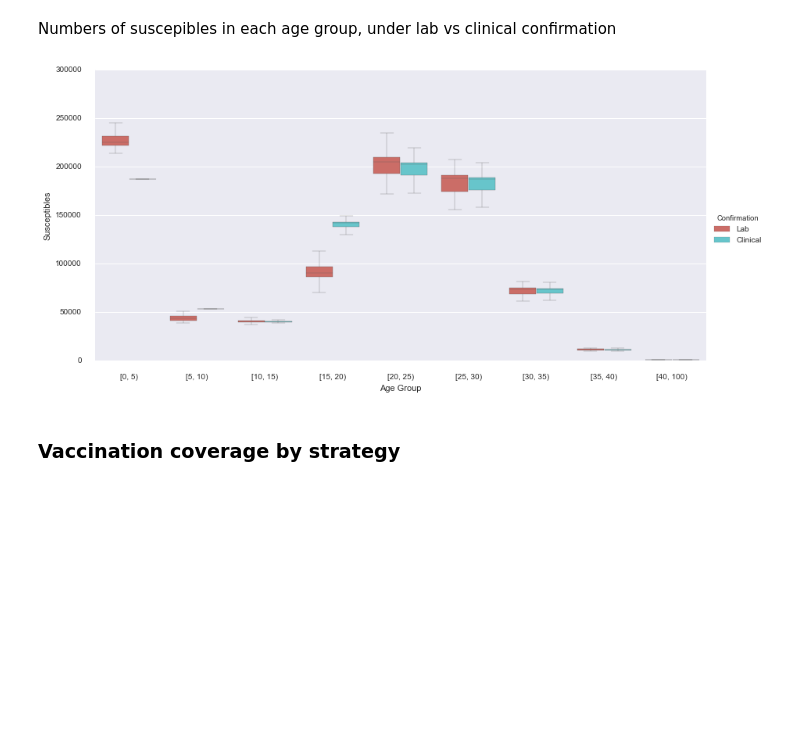
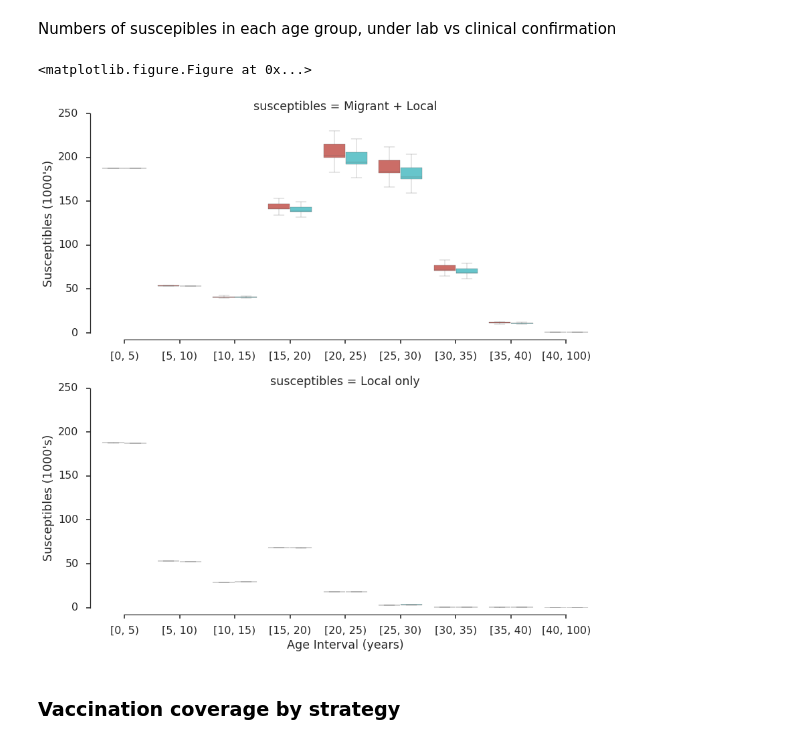
Before and after one commit to fonnesbeck/SaoPauloMeasles, a Jupyter notebook: Non-Spatial Measles Model.ipynb, the cells around one changed output. Cells and saved outputs as stored; diff of their text form; code cells hidden in the pictures; blank space fills up the shorter version.

```diff
--- a/Non-Spatial Measles Model.ipynb
+++ b/Non-Spatial Measles Model.ipynb
@@ -7,8 +7,8 @@ import numpy as np
 import numpy.ma as ma
 from datetime import datetime
 import matplotlib.pyplot as plt
-import seaborn as sb
-sb.set()
+import seaborn as sns
+sns.set()
 import pdb
 
 np.random.seed(20090425)
@@ -710,12 +734,28 @@ ax.set_ylabel('R(t)')
 S_age_june = pd.DataFrame(model_june.S_age.trace().squeeze(), columns=age_groups).unstack().reset_index()
 S_age_june.columns = 'Age', 'Iteration', 'S'
 S_age_june['Confirmation'] = 'Lab'
+S_age_june['Month'] = 'June'
 
 S_age_june_noconf = pd.DataFrame(model_june_noconf.S_age.trace().squeeze(), columns=age_groups).unstack().reset_index()
 S_age_june_noconf.columns = 'Age', 'Iteration', 'S'
 S_age_june_noconf['Confirmation'] = 'Clinical'
+S_age_june_noconf['Month'] = 'June'
 
 S_age_june = pd.concat([S_age_june, S_age_june_noconf], ignore_index=True)
+S_age_june.to_csv('output/S_age_june.csv')
+# %%
+S_age_june_local = pd.DataFrame(model_june.S_local.trace()[:,-1,:].squeeze(), columns=age_groups).unstack().reset_index()
+S_age_june_local.columns = 'Age', 'Iteration', 'S'
+S_age_june_local['Confirmation'] = 'Lab'
+S_age_june_local['Month'] = 'June'
+
+S_age_june_local_noconf = pd.DataFrame(model_june_noconf.S_local.trace()[:,-1,:].squeeze(), columns=age_groups).unstack().reset_index()
+S_age_june_local_noconf.columns = 'Age', 'Iteration', 'S'
+S_age_june_local_noconf['Confirmation'] = 'Clinical'
+S_age_june_local_noconf['Month'] = 'June'
+
+S_age_june_local = pd.concat([S_age_june_local, S_age_june_local_noconf], ignore_index=True)
+S_age_june_local.to_csv('output/S_age_june_local.csv')
 # %%
 S_age_july = pd.DataFrame(model_july.S_age.trace().squeeze(), columns=age_groups).unstack().reset_index()
 S_age_july.columns = 'Age', 'Iteration', 'S'
@@ -729,13 +772,23 @@ S_age_july = pd.concat([S_age_july, S_age_july_noconf], ignore_index=True)
+# %%
+S_age = pd.concat([S_age_june.assign(susceptibles='Migrant + Local'),
+                   S_age_june_local.assign(susceptibles='Local only')], ignore_index=True)
+S_age.to_csv('output/S_age.csv')
 # %% [markdown]
 Numbers of suscepibles in each age group, under lab vs clinical confirmation
 # %%
-g = sb.factorplot("Age", "S", "Confirmation", S_age_june, kind="box",
-                   palette="hls", size=6, aspect=2, linewidth=0.3, fliersize=0,
-                  order=age_group.categories)
-g.despine(offset=10, trim=True)
-g.set_axis_labels("Age Group", "Susceptibles");
+sns.despine()
+
+with sns.axes_style("ticks"):
+
+    g = sb.factorplot("Age", "S1000", "Confirmation", data=S_age.assign(S1000=S_age.S/1000),
+                      kind="box", palette="hls", row='susceptibles', size=6, aspect=2, linewidth=0.3, fliersize=0,
+                      order=age_group.categories, legend=False, facet_kws={'ylim':(0, 250)})
+    g.despine(offset=10, trim=True)
+    g.set_axis_labels("Age Interval (years)", "Susceptibles (1000's)")
+    plt.tight_layout();
 # %% [output]
+<matplotlib.figure.Figure at 0x...>
-[figure, old version]
+[figure, new version]
 # %% [markdown]
 ### Vaccination coverage by strategy
 # %%
```
Also changed, not shown: parts of 40 cells of this notebook, 2 other files.
